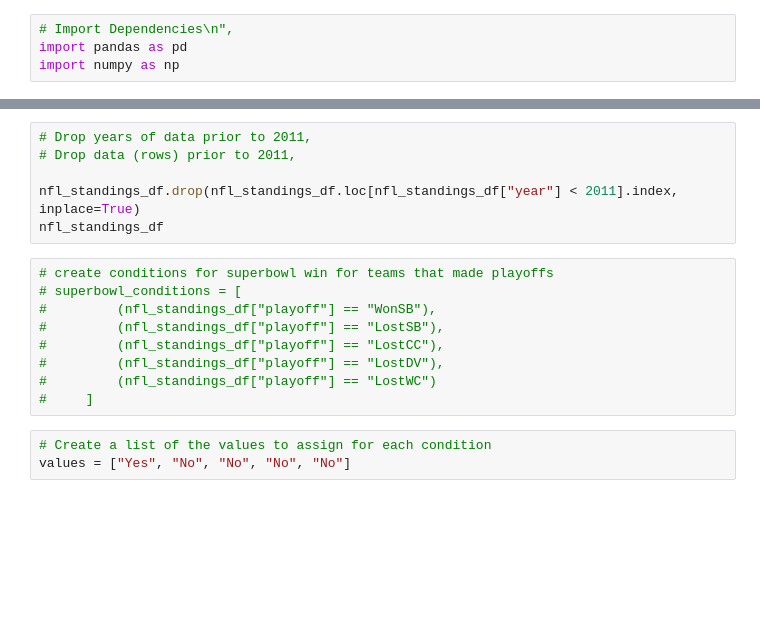
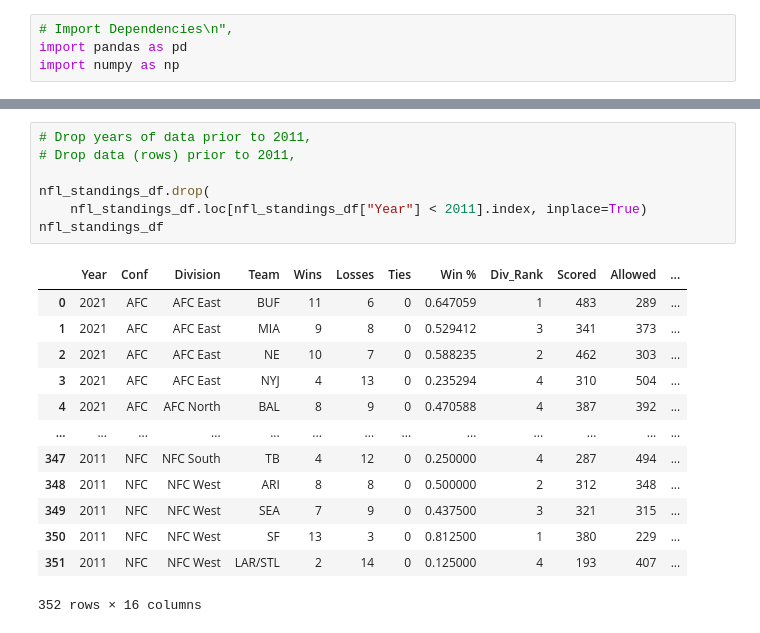
Before and after one commit to leblabac/dain-bramage-final-project, a Jupyter notebook: Resources/NFL_Standings_fixed.ipynb, the cells around one changed output, grey strips where cells are left out. Saved outputs shown, nothing was run; the diff lists cells and outputs as text; blank space fills up the shorter version.

```diff
--- a/Resources/NFL_Standings_fixed.ipynb
+++ b/Resources/NFL_Standings_fixed.ipynb
@@ -19,19 +65,22 @@ nfl_standings_df
 # %%
 # Drop years of data prior to 2011,
 # Drop data (rows) prior to 2011,
 
-nfl_standings_df.drop(nfl_standings_df.loc[nfl_standings_df["year"] < 2011].index, inplace=True)
+nfl_standings_df.drop(
+    nfl_standings_df.loc[nfl_standings_df["Year"] < 2011].index, inplace=True)
 nfl_standings_df
+# %% [output]
+|  | Year | Conf | Division | Team | Wins | Losses | Ties | Win % | Div_Rank | Scored | Allowed | ... |
+| 0 | 2021 | AFC | AFC East | BUF | 11 | 6 | 0 | 0.647059 | 1 | 483 | 289 | ... |
+| 1 | 2021 | AFC | AFC East | MIA | 9 | 8 | 0 | 0.529412 | 3 | 341 | 373 | ... |
+| 2 | 2021 | AFC | AFC East | NE | 10 | 7 | 0 | 0.588235 | 2 | 462 | 303 | ... |
+| 3 | 2021 | AFC | AFC East | NYJ | 4 | 13 | 0 | 0.235294 | 4 | 310 | 504 | ... |
+| 4 | 2021 | AFC | AFC North | BAL | 8 | 9 | 0 | 0.470588 | 4 | 387 | 392 | ... |
+| ... | ... | ... | ... | ... | ... | ... | ... | ... | ... | ... | ... | ... |
+| 347 | 2011 | NFC | NFC South | TB | 4 | 12 | 0 | 0.250000 | 4 | 287 | 494 | ... |
+| 348 | 2011 | NFC | NFC West | ARI | 8 | 8 | 0 | 0.500000 | 2 | 312 | 348 | ... |
+| 349 | 2011 | NFC | NFC West | SEA | 7 | 9 | 0 | 0.437500 | 3 | 321 | 315 | ... |
+| 350 | 2011 | NFC | NFC West | SF | 13 | 3 | 0 | 0.812500 | 1 | 380 | 229 | ... |
+| 351 | 2011 | NFC | NFC West | LAR/STL | 2 | 14 | 0 | 0.125000 | 4 | 193 | 407 | ... |
+352 rows × 16 columns
-# %%
-# create conditions for superbowl win for teams that made playoffs
-# superbowl_conditions = [
-#         (nfl_standings_df["playoff"] == "WonSB"),
-#         (nfl_standings_df["playoff"] == "LostSB"),
-#         (nfl_standings_df["playoff"] == "LostCC"),
-#         (nfl_standings_df["playoff"] == "LostDV"),
-#         (nfl_standings_df["playoff"] == "LostWC")
-#     ]
-# %%
-# Create a list of the values to assign for each condition
-values = ["Yes", "No", "No", "No", "No"]
 # %%
```
Also changed, not shown: parts of 13 cells of this notebook, 2 other files.
